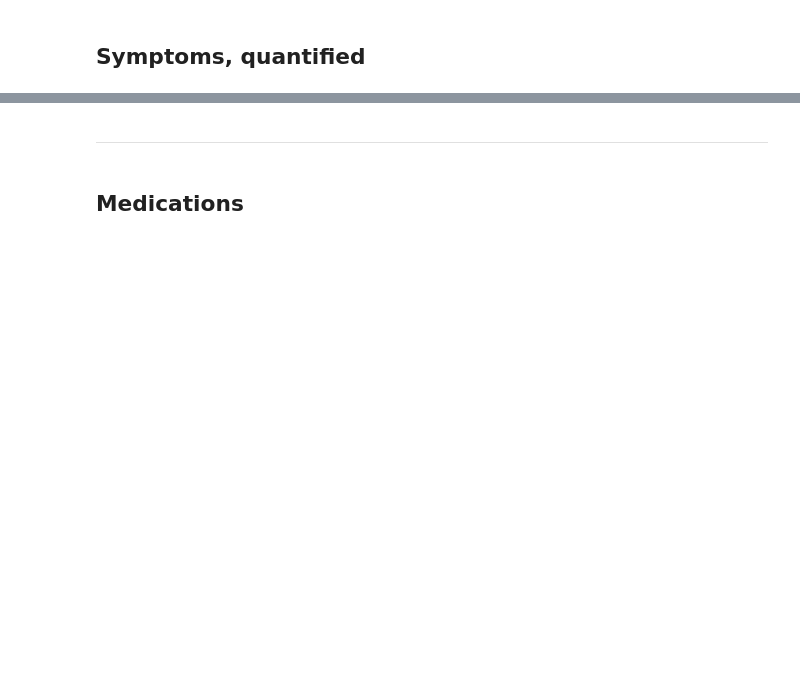
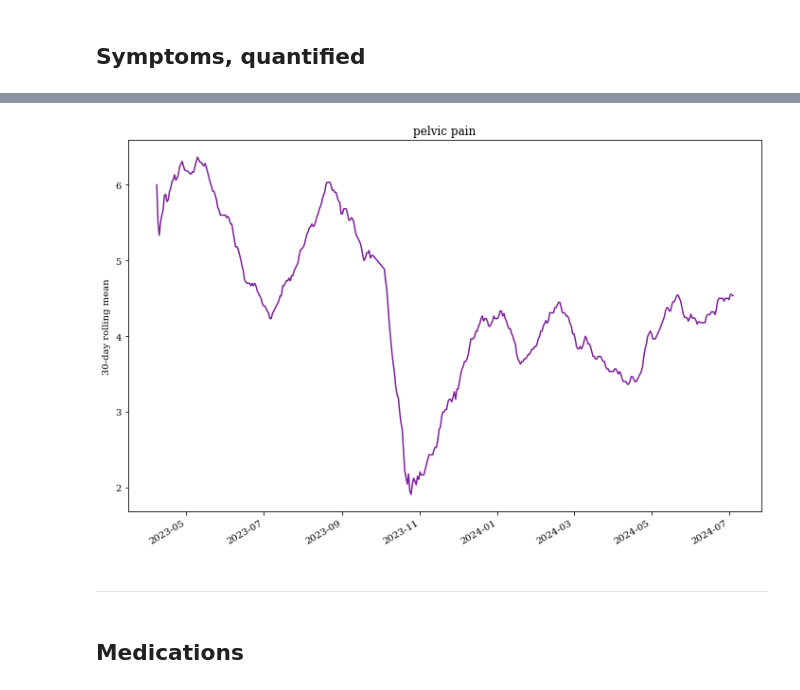
Before and after one commit to roesler-stan/health-analysis, a Jupyter notebook: 2b_analysis_for_drs.ipynb, the cells around one changed output, grey strips where cells are left out. Cells and saved outputs as stored; diff of their text form; code cells hidden in the pictures; blank space fills up the shorter version.

```diff
--- a/2b_analysis_for_drs.ipynb
+++ b/2b_analysis_for_drs.ipynb
@@ -83,3 +91,11 @@ end_dt = datetime.datetime(2023, 9, 26)
+# %%
+metrics = [
+    "pelvic pain",
+]
+days_window = 30
+plot_numeric(df, metrics, days_window)
+# %% [output]
+[figure, added]
 # %% [markdown]
 <hr style="height:2px;border-width:0;color:black;background-color:black">
 # %% [markdown]
```
Also changed, not shown: parts of 8 cells of this notebook, 10 other files.
